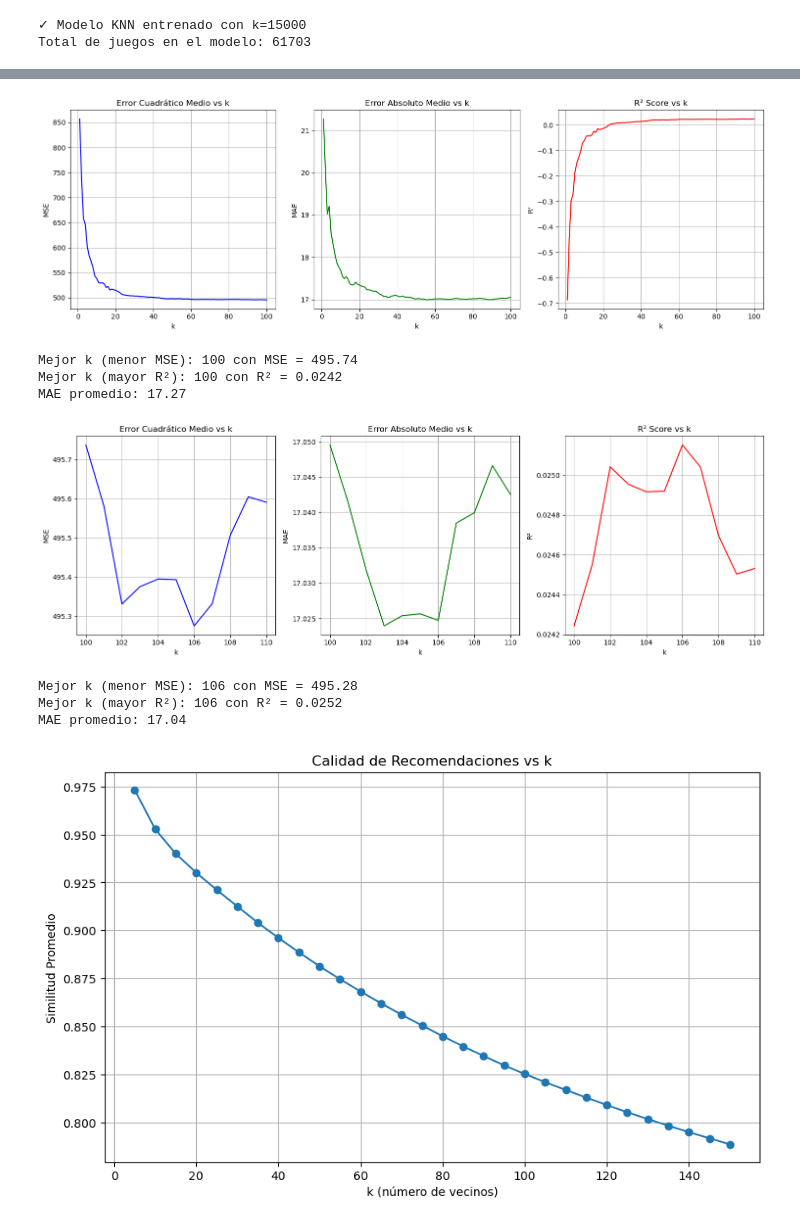
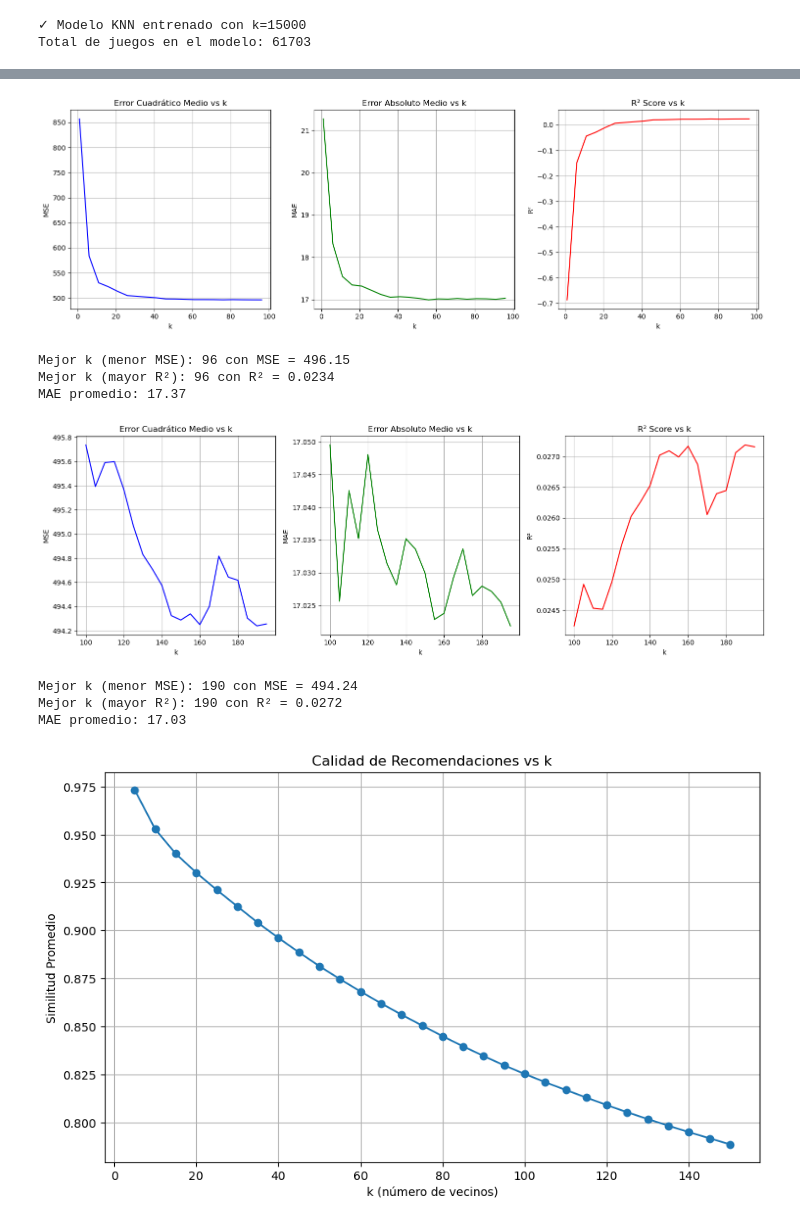
Before and after one commit to MetalMaxALIZ/Proyecto, a Jupyter notebook: pruebas.ipynb, the cells around one changed output, grey strips where cells are left out. Saved outputs shown, nothing was run; the diff lists cells and outputs as text; code cells hidden in the pictures.

```diff
--- a/pruebas.ipynb
+++ b/pruebas.ipynb
@@ -474,7 +497,7 @@ mse_scores = []
 mae_scores = []
 r2_scores = []
 
-k_range = range(1, 101)
+k_range = range(1, 101, 5)
 for k in k_range:
     knn = KNeighborsRegressor(n_neighbors=k)
     knn.fit(X_train, y_train)
@@ -519,10 +542,10 @@ print(f"Mejor k (menor MSE): {mejor_k_mse} con MSE = {min(mse_scores):.2f}")
 print(f"Mejor k (mayor R²): {mejor_k_r2} con R² = {max(r2_scores):.4f}")
 print(f"MAE promedio: {np.mean(mae_scores):.2f}")
 # %% [output]
-[figure, old version]
+[figure, new version]
-Mejor k (menor MSE): 100 con MSE = 495.74
-Mejor k (mayor R²): 100 con R² = 0.0242
-MAE promedio: 17.27
+Mejor k (menor MSE): 96 con MSE = 496.15
+Mejor k (mayor R²): 96 con R² = 0.0234
+MAE promedio: 17.37
 # %%
 # Mostras las metricas del modelo KNN, accuracy, precision, recall, f1-score y la matriz de confusión
 # NOTA: KNN es un modelo de recomendación basado en vecinos, no un clasificador, por lo que las métricas tradicionales no aplican directamente.
@@ -543,7 +566,7 @@ mse_scores = []
 mae_scores = []
 r2_scores = []
 
-k_range = range(100, 111)
+k_range = range(100, 200, 5)
 for k in k_range:
     knn = KNeighborsRegressor(n_neighbors=k)
     knn.fit(X_train, y_train)
@@ -561,37 +584,37 @@ plt.plot(k_range, mse_scores, color='blue')
 plt.xlabel('k')
 plt.ylabel('MSE')
 plt.title('Error Cuadrático Medio vs k')
 plt.grid(True)
 
 plt.subplot(1, 3, 2)
 plt.plot(k_range, mae_scores, color='green')
 plt.xlabel('k')
 plt.ylabel('MAE')
 plt.title('Error Absoluto Medio vs k')
 plt.grid(True)
 
 plt.subplot(1, 3, 3)
 plt.plot(k_range, r2_scores, color='red')
 plt.xlabel('k')
 plt.ylabel('R²')
 plt.title('R² Score vs k')
 plt.grid(True)
 
 plt.tight_layout()
 plt.show()
 
 # Mostrar los mejores valores
 mejor_k_mse = k_range[np.argmin(mse_scores)]
 mejor_k_r2 = k_range[np.argmax(r2_scores)]
 
 print(f"Mejor k (menor MSE): {mejor_k_mse} con MSE = {min(mse_scores):.2f}")
 print(f"Mejor k (mayor R²): {mejor_k_r2} con R² = {max(r2_scores):.4f}")
 print(f"MAE promedio: {np.mean(mae_scores):.2f}")
 # %% [output]
-[figure, old version]
+[figure, new version]
-Mejor k (menor MSE): 106 con MSE = 495.28
-Mejor k (mayor R²): 106 con R² = 0.0252
-MAE promedio: 17.04
+Mejor k (menor MSE): 190 con MSE = 494.24
+Mejor k (mayor R²): 190 con R² = 0.0272
+MAE promedio: 17.03
 # %%
 # Evaluar la calidad de las recomendaciones
 from sklearn.metrics.pairwise import cosine_similarity
```
Also changed, not shown: parts of 4 cells of this notebook, 4 other files.
